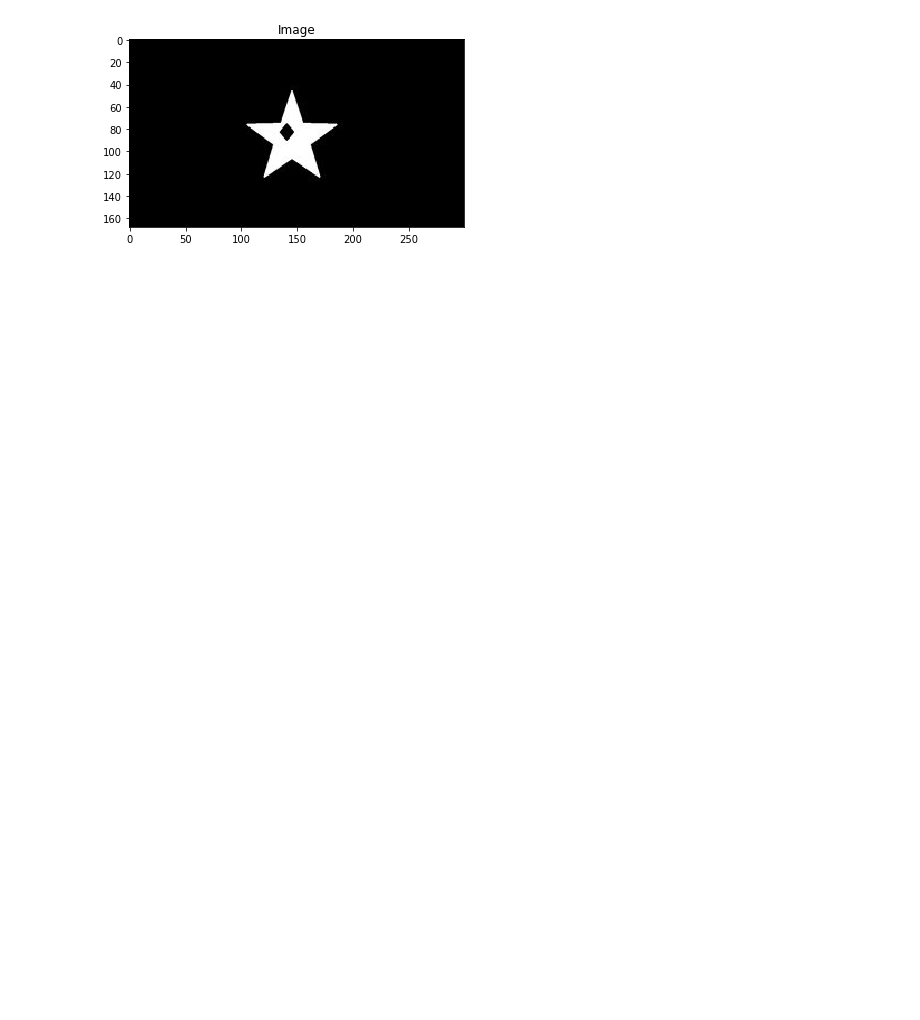
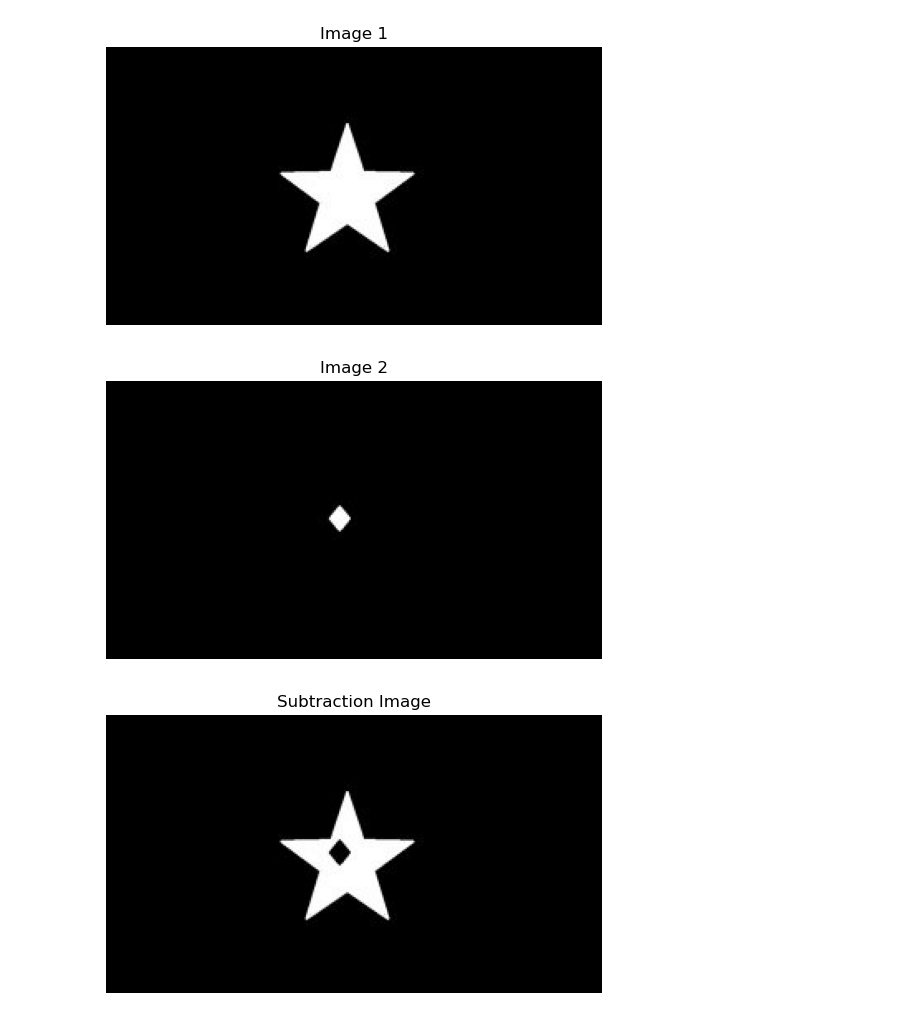
Before and after one commit to AR-Shahin/Machine-Learning, a Jupyter notebook: Image Processing/ars.ipynb, the cells around one changed output. Saved outputs shown, nothing was run; the diff lists cells and outputs as text; code cells hidden in the pictures; blank space fills up the shorter version.

```diff
--- a/Image Processing/ars.ipynb
+++ b/Image Processing/ars.ipynb
@@ -22,10 +24,14 @@ show_pic(weightedSum)
 # %%
 sub1 = cv2.imread('sub1.jpg')
 sub2 = cv2.imread('sub2.jpg')
 res = cv2.subtract(sub1, sub2)
-show_pic(res)
+show_pic(sub1,"Image 1")
+show_pic(sub2,"Image 2")
+show_pic(res,"Subtraction Operation")
 # %% [output]
-[figure, old version]
+[figure, new version]
+[figure, added]
+[figure, added]
 # %%
 div1 = cv2.imread('div1.png')
 div2 = cv2.imread('div2.png')
```
Also changed, not shown: parts of 2 cells of this notebook.
